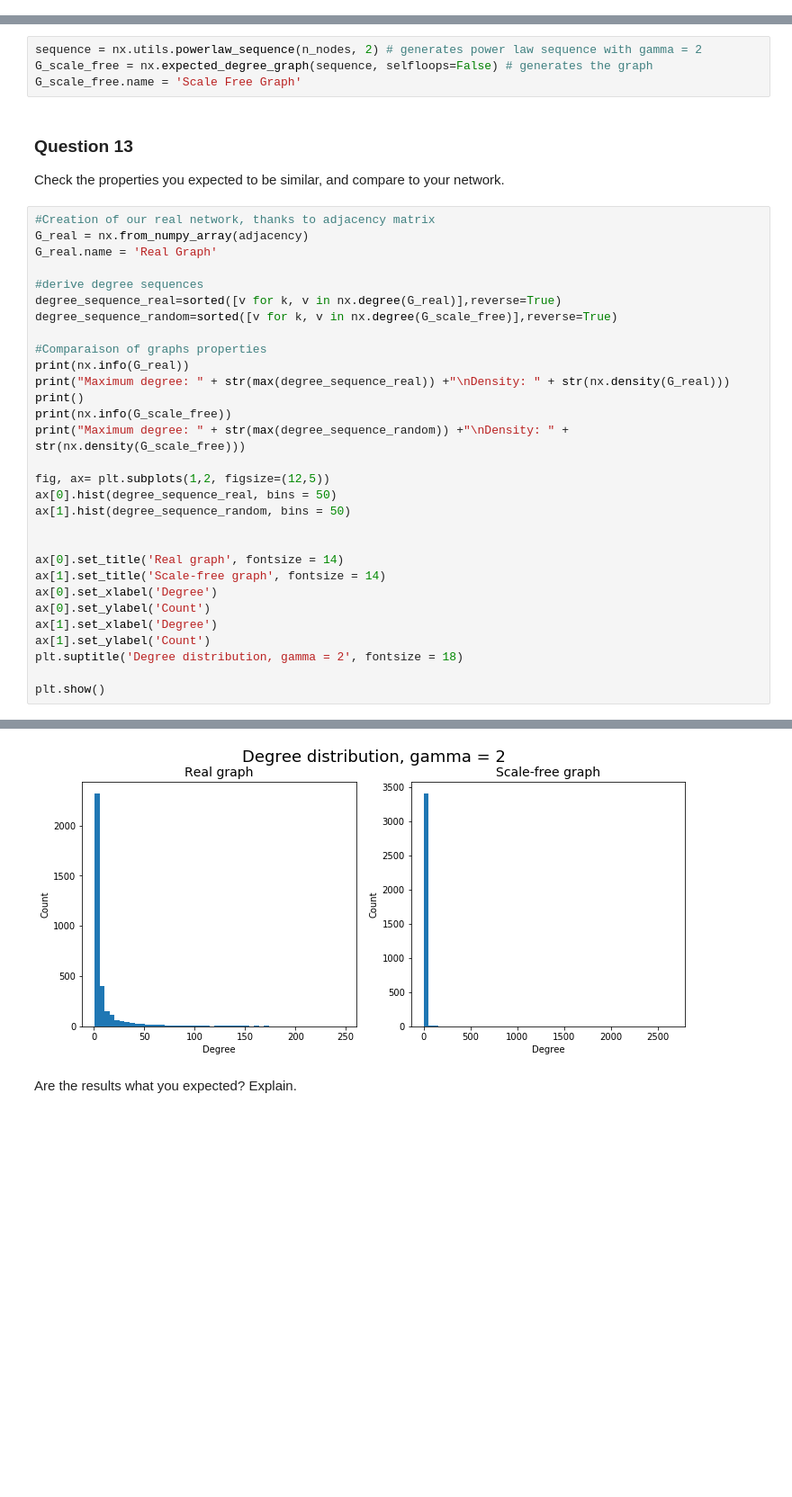
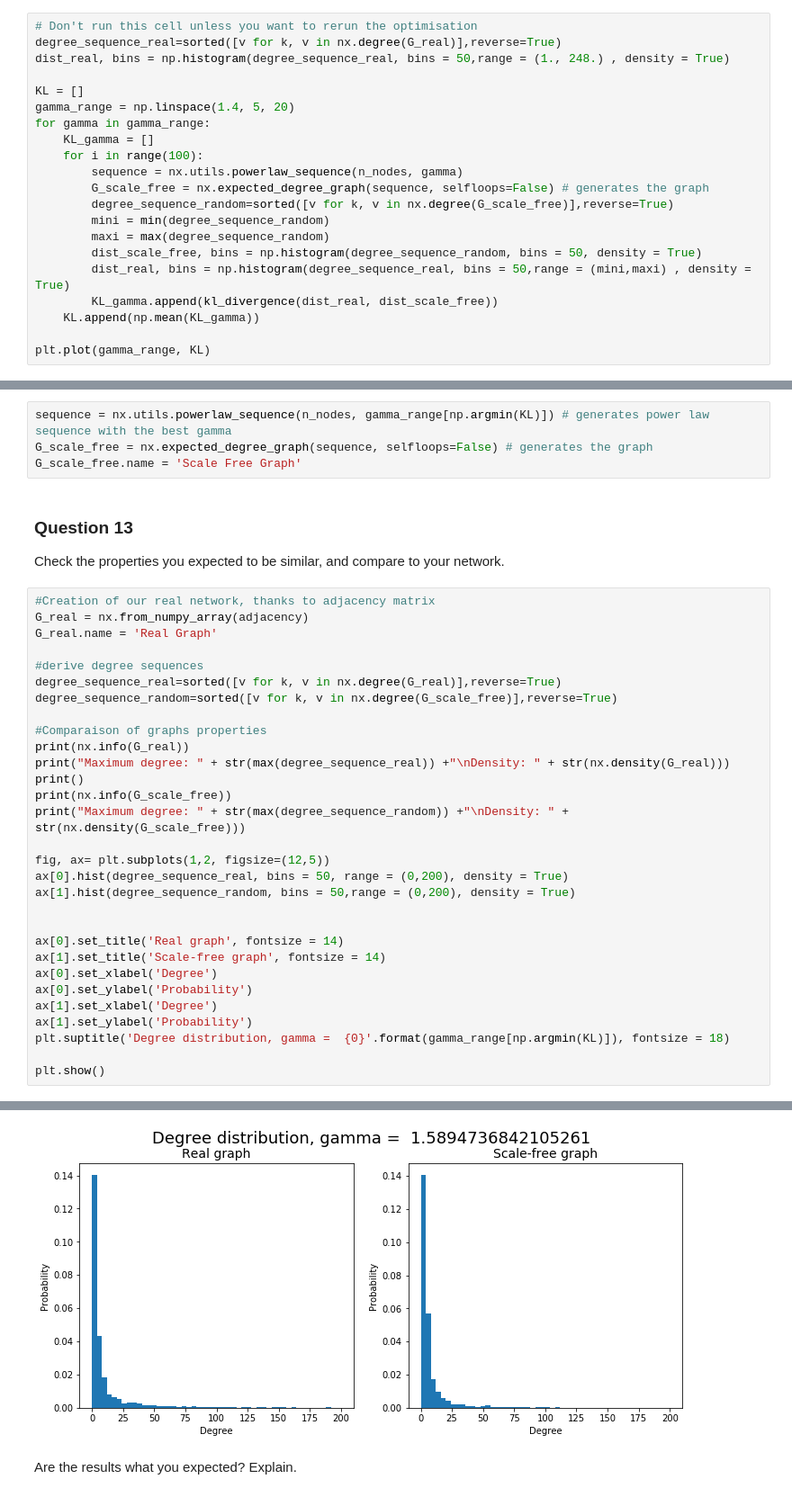
Before and after one commit to nicolasFontbonne/NTDS_group_6, a Jupyter notebook: milestones/2_network_models.ipynb, the cells around one changed output, grey strips where cells are left out. Shown: that part at 90% size. Saved outputs shown, nothing was run; the diff lists cells and outputs as text; blank space fills up the shorter version.

Commit message:
optimisation

```diff
--- a/milestones/2_network_models.ipynb
+++ b/milestones/2_network_models.ipynb
@@ -477,3 +477,24 @@ which for a large number of nodes converges to $w_u$.**
 ### Question 12
 
 Create a random graph from that model, such that the number of nodes is the same as in your graph.
+# %%
+# Don't run this cell unless you want to rerun the optimisation
+degree_sequence_real=sorted([v for k, v in nx.degree(G_real)],reverse=True)
+dist_real, bins = np.histogram(degree_sequence_real, bins = 50,range = (1., 248.) , density = True)
+
+KL = []
+gamma_range = np.linspace(1.4, 5, 20)
+for gamma in gamma_range:
+    KL_gamma = []
+    for i in range(100):
+        sequence = nx.utils.powerlaw_sequence(n_nodes, gamma)
+        G_scale_free = nx.expected_degree_graph(sequence, selfloops=False) # generates the graph
+        degree_sequence_random=sorted([v for k, v in nx.degree(G_scale_free)],reverse=True)
+        mini = min(degree_sequence_random)
+        maxi = max(degree_sequence_random)
+        dist_scale_free, bins = np.histogram(degree_sequence_random, bins = 50, density = True)
+        dist_real, bins = np.histogram(degree_sequence_real, bins = 50,range = (mini,maxi) , density = True)
+        KL_gamma.append(kl_divergence(dist_real, dist_scale_free))
+    KL.append(np.mean(KL_gamma))
+
+plt.plot(gamma_range, KL)
@@ -480,5 +508,5 @@ Create a random graph from that model, such that the number of nodes is the same
 # %%
-sequence = nx.utils.powerlaw_sequence(n_nodes, 2) # generates power law sequence with gamma = 2
+sequence = nx.utils.powerlaw_sequence(n_nodes, gamma_range[np.argmin(KL)]) # generates power law sequence with the best gamma
 G_scale_free = nx.expected_degree_graph(sequence, selfloops=False) # generates the graph
 G_scale_free.name = 'Scale Free Graph'
 # %% [markdown]
@@ -502,17 +530,17 @@ print(nx.info(G_scale_free))
 print("Maximum degree: " + str(max(degree_sequence_random)) +"\nDensity: " + str(nx.density(G_scale_free)))
 
 fig, ax= plt.subplots(1,2, figsize=(12,5))
-ax[0].hist(degree_sequence_real, bins = 50)
-ax[1].hist(degree_sequence_random, bins = 50)
+ax[0].hist(degree_sequence_real, bins = 50, range = (0,200), density = True)
+ax[1].hist(degree_sequence_random, bins = 50,range = (0,200), density = True)
 
 
 ax[0].set_title('Real graph', fontsize = 14)
 ax[1].set_title('Scale-free graph', fontsize = 14)
 ax[0].set_xlabel('Degree')
-ax[0].set_ylabel('Count')
+ax[0].set_ylabel('Probability')
 ax[1].set_xlabel('Degree')
-ax[1].set_ylabel('Count')
-plt.suptitle('Degree distribution, gamma = 2', fontsize = 18)
+ax[1].set_ylabel('Probability')
+plt.suptitle('Degree distribution, gamma =  {0}'.format(gamma_range[np.argmin(KL)]), fontsize = 18)
 
 plt.show()
 # %% [output]
@@ -534,4 +562,4 @@ Density: 0.001473497510062078
-[figure, old version]
+[figure, new version]
 # %% [markdown]
 Are the results what you expected? Explain.
 # %% [markdown]
```
Also changed, not shown: parts of 11 cells of this notebook.
